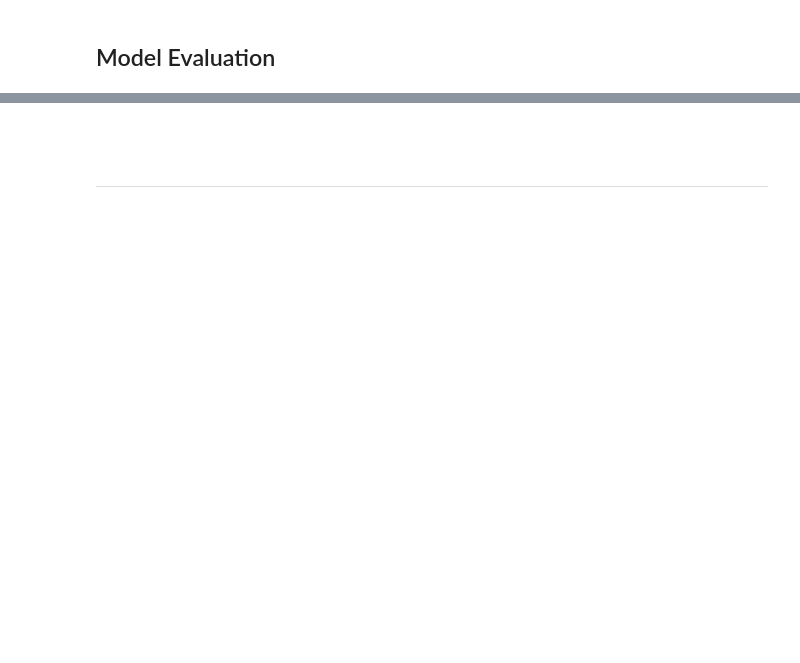
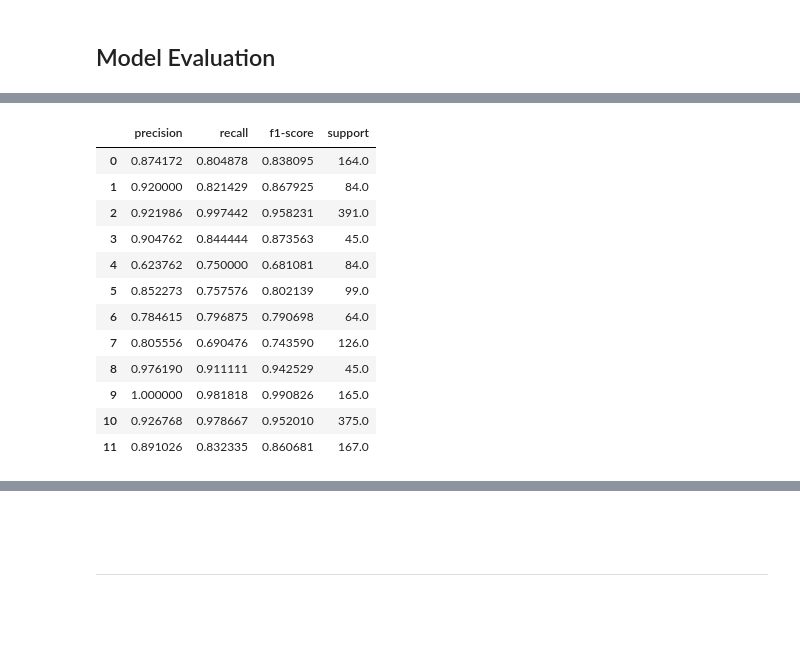
Before and after one commit to crypticsy/APTAttribution, a Jupyter notebook: apt_attribution_using_drl.ipynb, the cells around one changed output, grey strips where cells are left out. Cells and saved outputs as stored; diff of their text form; code cells hidden in the pictures; blank space fills up the shorter version.

```diff
--- a/apt_attribution_using_drl.ipynb
+++ b/apt_attribution_using_drl.ipynb
@@ -630,6 +662,7 @@ from sklearn.metrics import accuracy_score, f1_score, precision_score, recall_sc
 accuracy, precisions, recalls, f1_scores = [], [], [], []
 all_predicted_actions, all_agent_rewards, training_time = [], [], []
 debug_predictions, debug_true_labels = [], []
+training_accuracy = []
 
 # True labels for testing
 y_true = y_test.to_list()
@@ -685,6 +718,9 @@ class CustomEvaluationCallback(BaseCallback):
 
             all_agent_rewards.append(rewards)
 
+            training_predictions = self.model.predict(X_train)[0]
+            training_accuracy.append(accuracy_score(y_train, training_predictions) * 100)
+
             print(f"After {self.steps} steps, the accuracy is {accuracy[-1]:.2f}%")
 
         return True
@@ -729,6 +765,7 @@ def train(env, eval_env, steps: int = 1, seed: int | None = 0, **env_kwargs):
     )
 
     # Create and assign a custom evaluation callback to monitor training
+    # custom_callback = CustomEvaluationCallback(model, eval_env)
     custom_callback = CustomEvaluationCallback(model, eval_env)
 
     # Begin learning and continue for the specified number of timesteps
@@ -737,6 +774,8 @@ def train(env, eval_env, steps: int = 1, seed: int | None = 0, **env_kwargs):
 
     # Close the environment after training
     env.close()
+
+    return model
 # %%
 # Define environment configuration if any
 env_kwargs = {}
@@ -746,12 +785,13 @@ accuracy.clear()
 precisions.clear()
 f1_scores.clear()
 recalls.clear()
+training_accuracy.clear()
 
 debug_predictions.clear()
 debug_true_labels.clear()
 
 # Start training the model with specified environment, steps, and seed
-train(env, eval_env, steps=20000, seed=1)
+trained_model = train(env, eval_env, steps=20000, seed=1)
 # %% [output]
 Starting training
 Using cpu device
@@ -786,0 +891,28 @@ reversed_apt_group_codes = {v: k for k, v in apt_group_codes.items()}
+# %%
+report = classification_report(y_train.values, predicted_values, output_dict=True)
+
+# Convert the dictionary to a DataFrame
+df_report = pd.DataFrame(report).transpose()
+
+# Optional: Convert columns to a more readable format if necessary
+# df_report.reset_index(inplace=True)
+df_report.rename(columns={'index': 'Class'}, inplace=True)
+
+# remove the last 3 rows
+df_report = df_report[:-3]
+
+df_report
+# %% [output]
+|  | precision | recall | f1-score | support |
+| 0 | 0.874172 | 0.804878 | 0.838095 | 164.0 |
+| 1 | 0.920000 | 0.821429 | 0.867925 | 84.0 |
+| 2 | 0.921986 | 0.997442 | 0.958231 | 391.0 |
+| 3 | 0.904762 | 0.844444 | 0.873563 | 45.0 |
+| 4 | 0.623762 | 0.750000 | 0.681081 | 84.0 |
+| 5 | 0.852273 | 0.757576 | 0.802139 | 99.0 |
+| 6 | 0.784615 | 0.796875 | 0.790698 | 64.0 |
+| 7 | 0.805556 | 0.690476 | 0.743590 | 126.0 |
+| 8 | 0.976190 | 0.911111 | 0.942529 | 45.0 |
+| 9 | 1.000000 | 0.981818 | 0.990826 | 165.0 |
+| 10 | 0.926768 | 0.978667 | 0.952010 | 375.0 |
+| 11 | 0.891026 | 0.832335 | 0.860681 | 167.0 |
```
Also changed, not shown: parts of 31 cells of this notebook, 2 other files.
